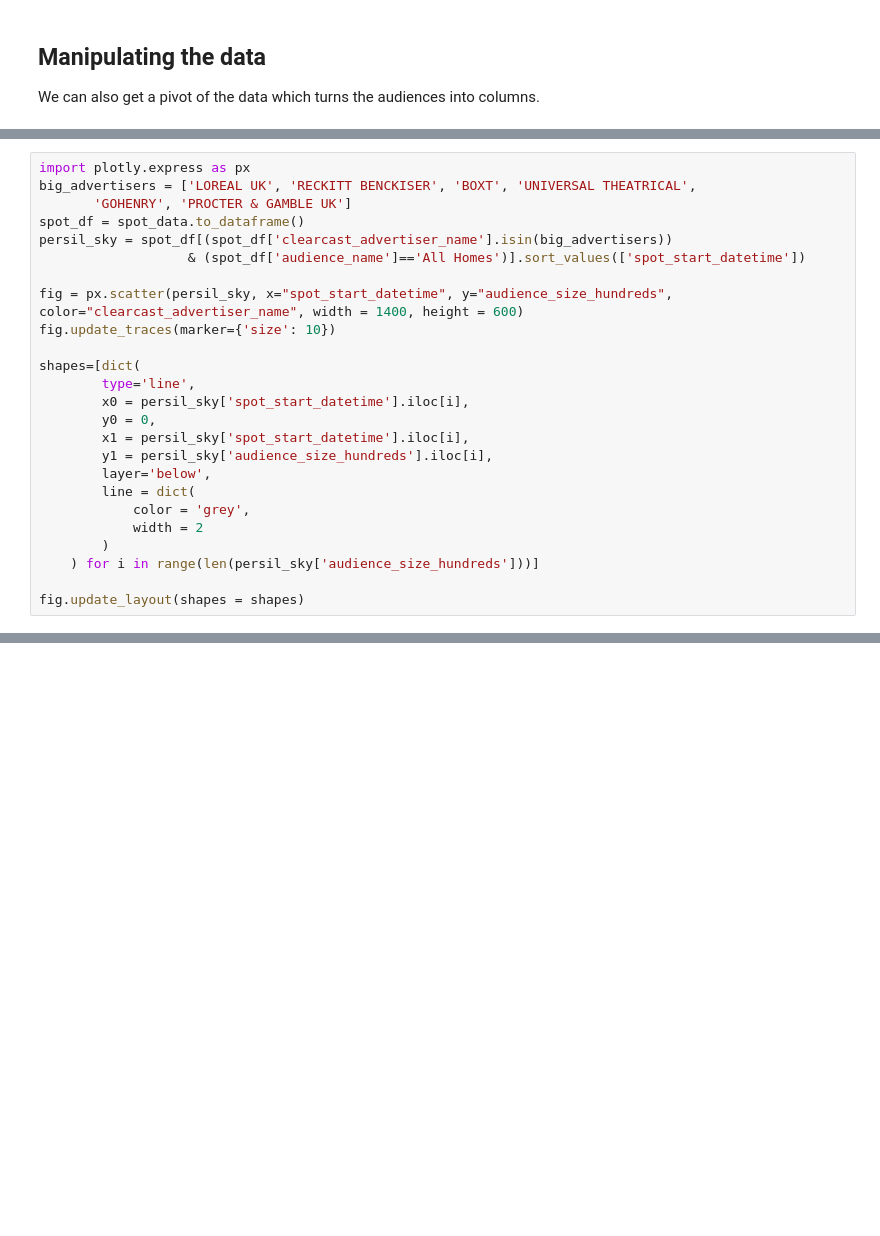
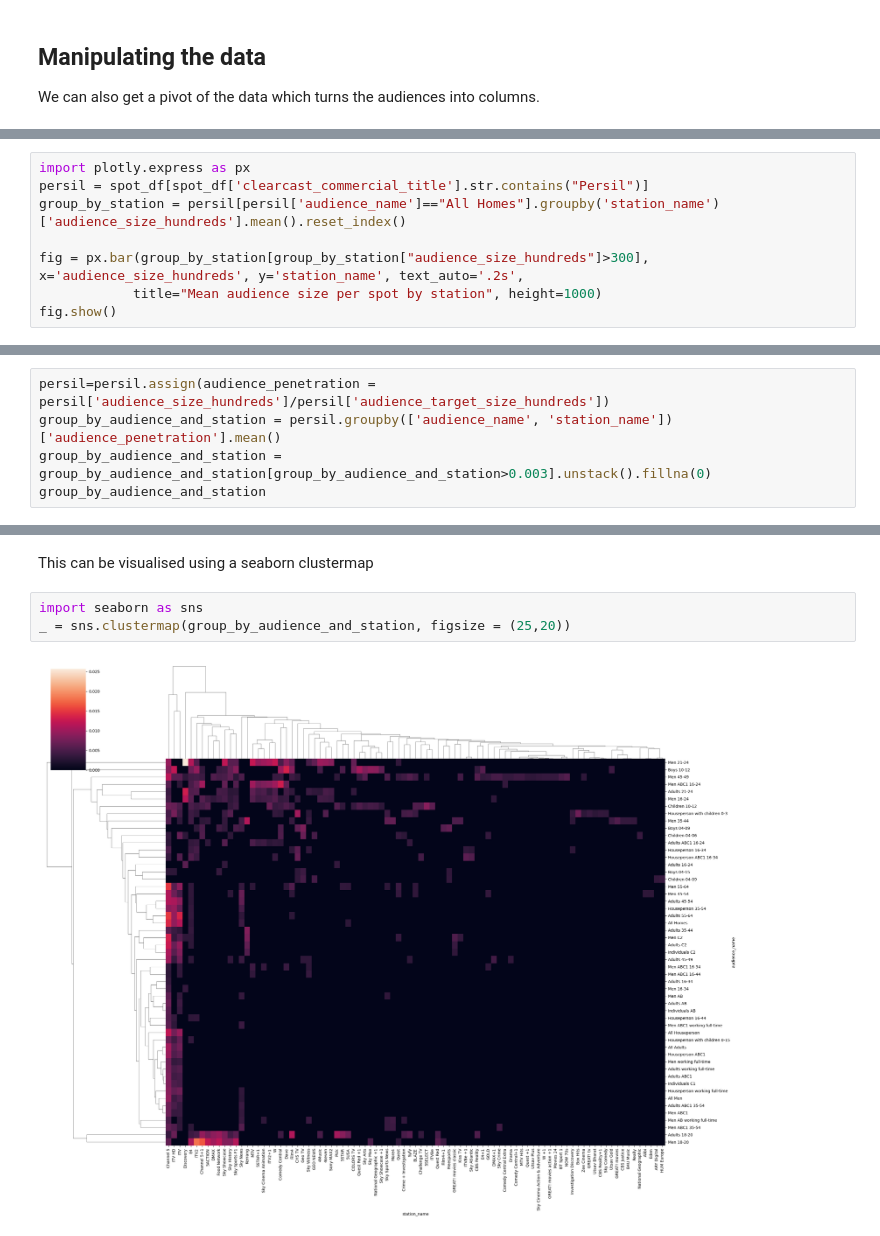
Before and after one commit to khaledserafy/pybarb, a Jupyter notebook: jupyter_notebooks/pulling_data_from_the_advertising_spots_endpoint_using_pybarb.ipynb, the cells around one changed output, grey strips where cells are left out. Cells and saved outputs as stored; diff of their text form; blank space fills up the shorter version.

```diff
--- a/jupyter_notebooks/pulling_data_from_the_advertising_spots_endpoint_using_pybarb.ipynb
+++ b/jupyter_notebooks/pulling_data_from_the_advertising_spots_endpoint_using_pybarb.ipynb
@@ -197,25 +157,0 @@ Index(['LOREAL UK', 'RECKITT BENCKISER', 'BOXT', 'UNIVERSAL THEATRICAL',
-# %%
-import plotly.express as px
-big_advertisers = ['LOREAL UK', 'RECKITT BENCKISER', 'BOXT', 'UNIVERSAL THEATRICAL',
-       'GOHENRY', 'PROCTER & GAMBLE UK']
-spot_df = spot_data.to_dataframe()
-persil_sky = spot_df[(spot_df['clearcast_advertiser_name'].isin(big_advertisers))
-                   & (spot_df['audience_name']=='All Homes')].sort_values(['spot_start_datetime'])
-
-fig = px.scatter(persil_sky, x="spot_start_datetime", y="audience_size_hundreds", color="clearcast_advertiser_name", width = 1400, height = 600)
-fig.update_traces(marker={'size': 10})
-
-shapes=[dict(
-        type='line',
-        x0 = persil_sky['spot_start_datetime'].iloc[i],
-        y0 = 0,
-        x1 = persil_sky['spot_start_datetime'].iloc[i],
-        y1 = persil_sky['audience_size_hundreds'].iloc[i],
-        layer='below',
-        line = dict(
-            color = 'grey',
-            width = 2
-        )
-    ) for i in range(len(persil_sky['audience_size_hundreds']))]
-
-fig.update_layout(shapes = shapes)
@@ -235,0 +164,8 @@ Index(['panel_region', 'station_name', 'spot_type', 'spot_start_datetime',
+# %%
+import plotly.express as px
+persil = spot_df[spot_df['clearcast_commercial_title'].str.contains("Persil")]
+group_by_station = persil[persil['audience_name']=="All Homes"].groupby('station_name')['audience_size_hundreds'].mean().reset_index()
+
+fig = px.bar(group_by_station[group_by_station["audience_size_hundreds"]>300], x='audience_size_hundreds', y='station_name', text_auto='.2s',
+            title="Mean audience size per spot by station", height=1000)
+fig.show()
@@ -235,0 +176,5 @@ Index(['panel_region', 'station_name', 'spot_type', 'spot_start_datetime',
+# %%
+persil=persil.assign(audience_penetration = persil['audience_size_hundreds']/persil['audience_target_size_hundreds'])
+group_by_audience_and_station = persil.groupby(['audience_name', 'station_name'])['audience_penetration'].mean()
+group_by_audience_and_station = group_by_audience_and_station[group_by_audience_and_station>0.003].unstack().fillna(0)
+group_by_audience_and_station
@@ -235,0 +201,7 @@ Index(['panel_region', 'station_name', 'spot_type', 'spot_start_datetime',
+# %% [markdown]
+This can be visualised using a seaborn clustermap
+# %%
+import seaborn as sns
+_ = sns.clustermap(group_by_audience_and_station, figsize = (25,20))
+# %% [output]
+[figure, added]
```
Also changed, not shown: parts of 19 cells of this notebook, 2 other files.
